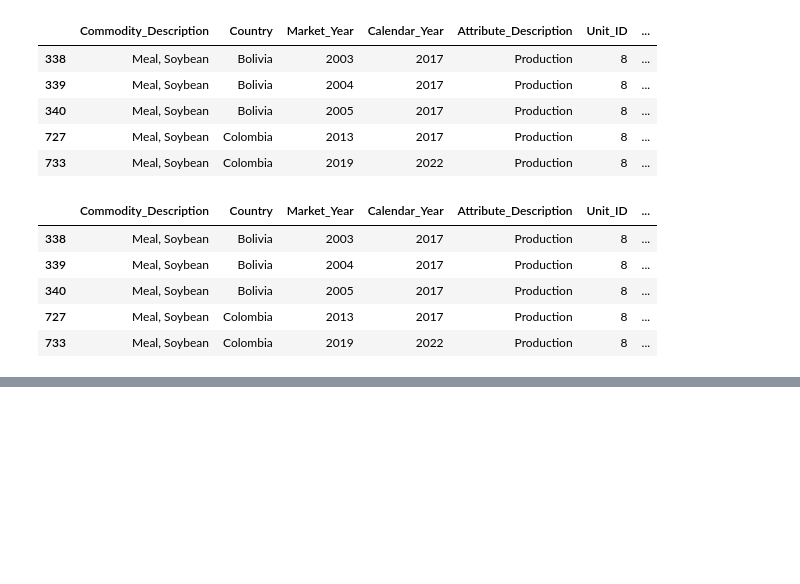
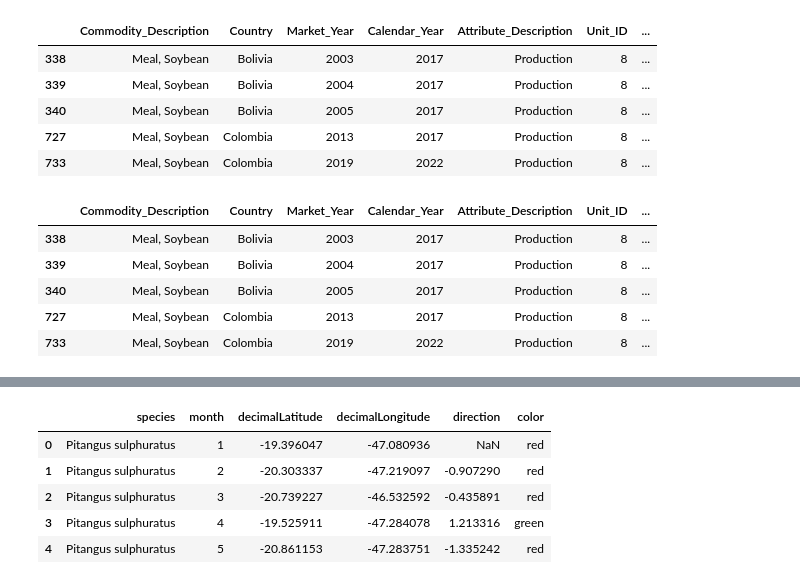
Before and after one commit to tinksjain22/bird-migration-group-4, a Jupyter notebook: southamerica_soyproduction.ipynb, the cells around one changed output, grey strips where cells are left out. Saved outputs shown, nothing was run; the diff lists cells and outputs as text; code cells hidden in the pictures; blank space fills up the shorter version.

```diff
--- a/southamerica_soyproduction.ipynb
+++ b/southamerica_soyproduction.ipynb
@@ -207,0 +206,28 @@ map.show()
+# %%
+# Filter relevant columns
+filtered_bird_2017 = bird[['decimalLatitude', 'decimalLongitude', 'species', 'month']]
+
+# Drop null values
+filtered_bird_2017 = filtered_bird_2017.dropna(subset=['decimalLatitude', 'decimalLongitude'])
+filtered_bird_2017 = filtered_bird_2017.sort_values(by='month')
+
+# Group by species and month to calculate lat/long mean
+group_bird_2017 = filtered_bird_2017.groupby(['species', 'month'], as_index=False).agg({
+    'decimalLatitude': 'mean', 'decimalLongitude': 'mean'
+})
+group_bird_2017['month'] = group_bird_2017['month'].astype(int)
+group_bird_2017 = group_bird_2017.sort_values(by='month')
+
+# Determine direction of movement based on latitude difference
+group_bird_2017['direction'] = group_bird_2017.groupby('species')['decimalLatitude'].diff()
+
+# Assign colors based on direction (upward=green, downward=red)
+group_bird_2017['color'] = group_bird_2017['direction'].apply(lambda x: 'green' if x > 0 else 'red')
+group_bird_2017.head()
+# %% [output]
+|  | species | month | decimalLatitude | decimalLongitude | direction | color |
+| 0 | Pitangus sulphuratus | 1 | -19.396047 | -47.080936 | NaN | red |
+| 1 | Pitangus sulphuratus | 2 | -20.303337 | -47.219097 | -0.907290 | red |
+| 2 | Pitangus sulphuratus | 3 | -20.739227 | -46.532592 | -0.435891 | red |
+| 3 | Pitangus sulphuratus | 4 | -19.525911 | -47.284078 | 1.213316 | green |
+| 4 | Pitangus sulphuratus | 5 | -20.861153 | -47.283751 | -1.335242 | red |
```
Also changed, not shown: parts of 12 cells of this notebook, 6 other files.
